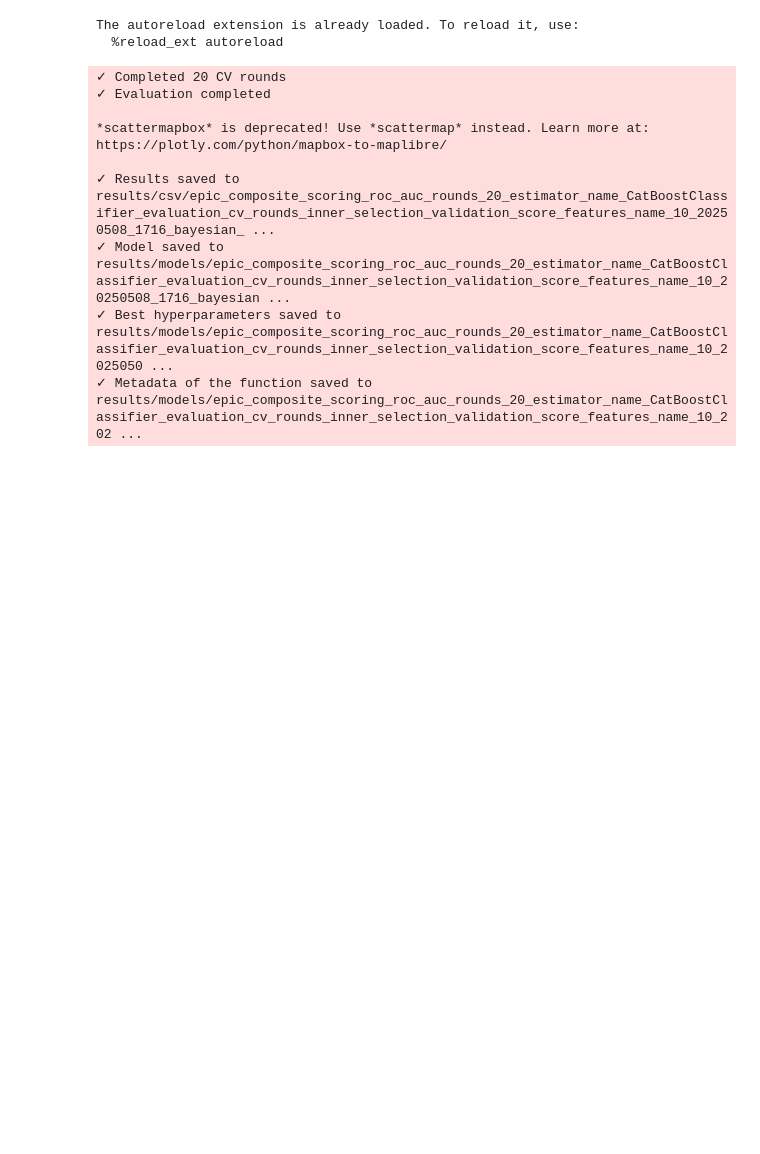
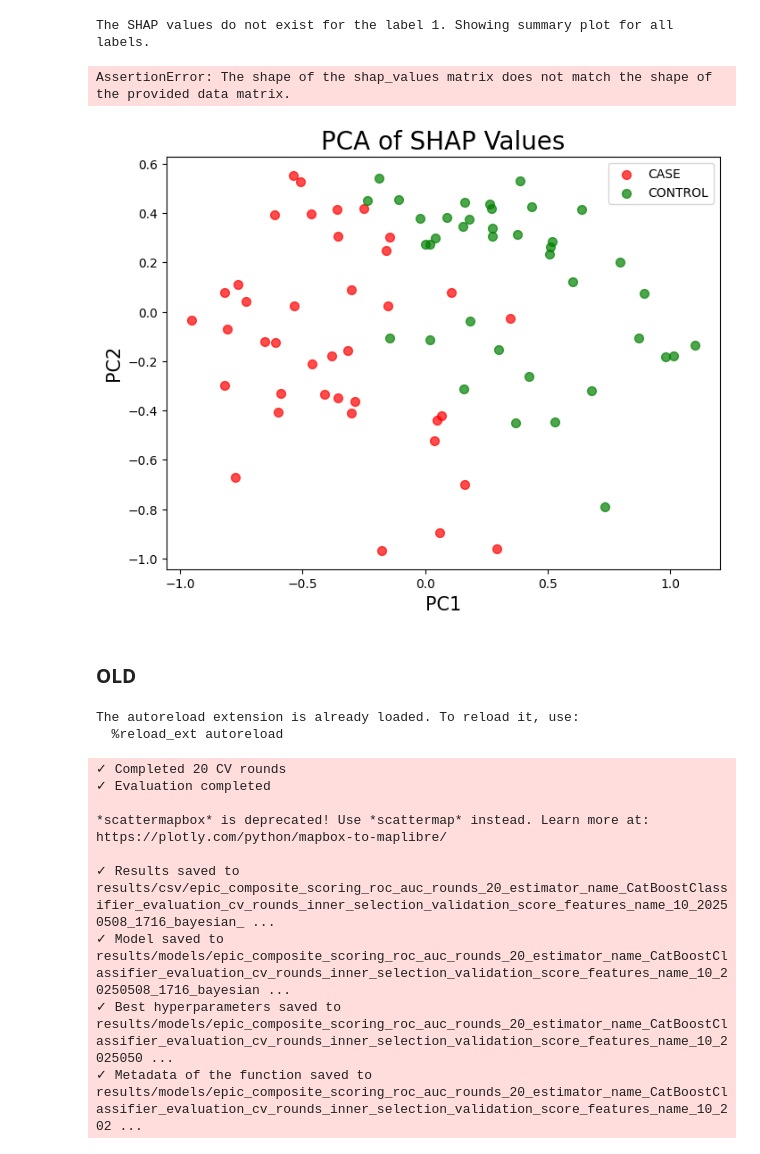
Before and after one commit to costasmexis/AI4META, a Jupyter notebook: test_pipeline.ipynb, the cells around one changed output. Saved outputs shown, nothing was run; the diff lists cells and outputs as text; code cells hidden in the pictures; blank space fills up the shorter version.

```diff
--- a/test_pipeline.ipynb
+++ b/test_pipeline.ipynb
@@ -0,0 +143,7 @@
+# %%
+from src.models.mlselection import MLPipelines
+csv_dir = 'data/processed/epic_composite.csv'
+label = 'Factor1'
+
+mlp = MLPipelines(csv_dir=csv_dir, label=label)
+mlp.rcv_accel(rounds=2, splits=3,search_on=['ElasticNet'])
@@ -0,0 +173,2 @@
+# %%
+mod,df,shap = mlp.search_cv(estimator_name='ElasticNet',calculate_shap=True, num_features=10)
@@ -1,3 +183,16 @@
+# %%
+from src.models.mlexplain import MLExplainer
+expl = MLExplainer(mod, mlp.X, mlp.y ,mlp.label_mapping, shap_values=shap)
+expl.plot_shap_values()
+# %% [output]
+The SHAP values do not exist for the label 1. Showing summary plot for all labels.
+AssertionError: The shape of the shap_values matrix does not match the shape of the provided data matrix.
+# %%
+expl.plot_shap_pca()
+# %% [output]
+[figure, added]
+# %% [markdown]
+### OLD
 # %%
 from src.models.mlselection import MLPipelines
 from src.models.mlexplain import MLExplainer
```
Also changed, not shown: parts of 12 cells of this notebook, 14 other files.
